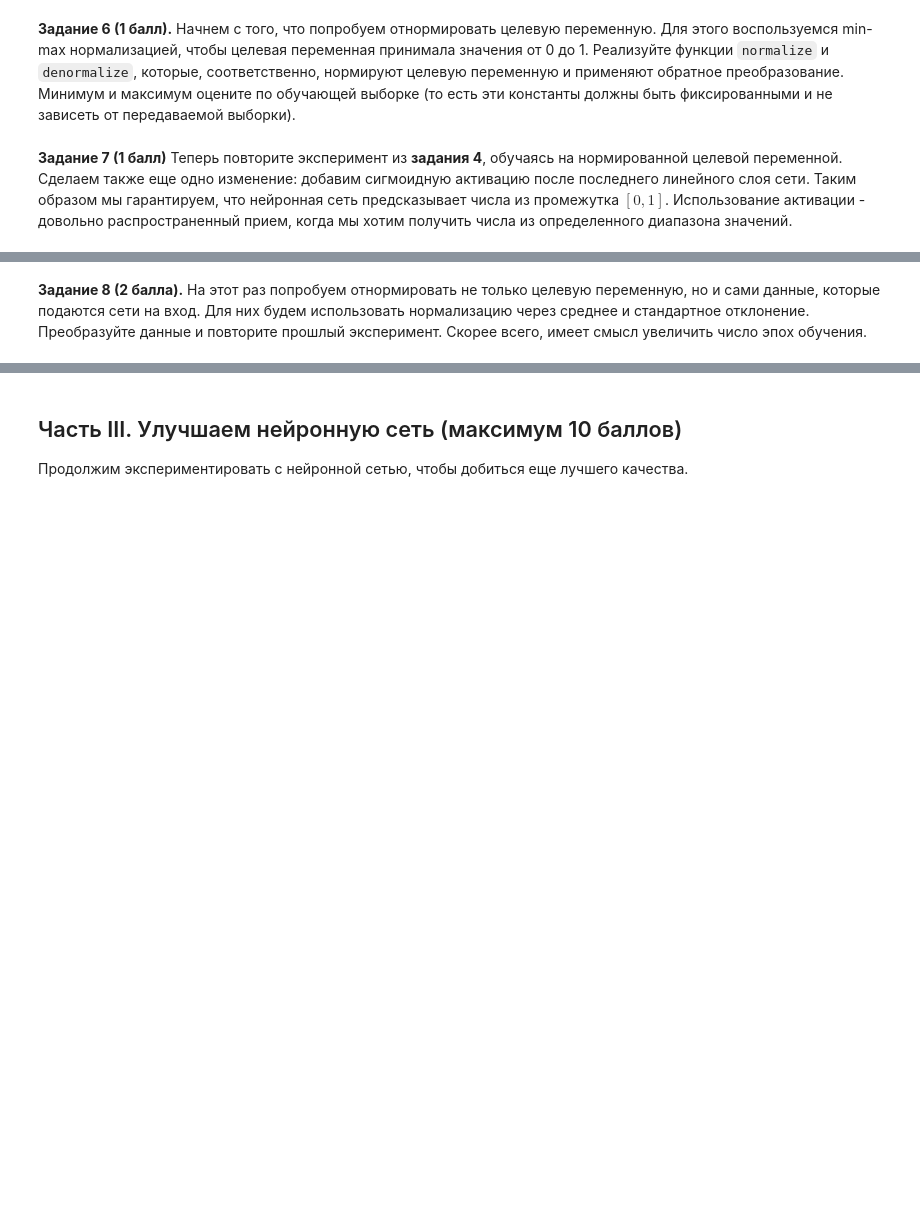
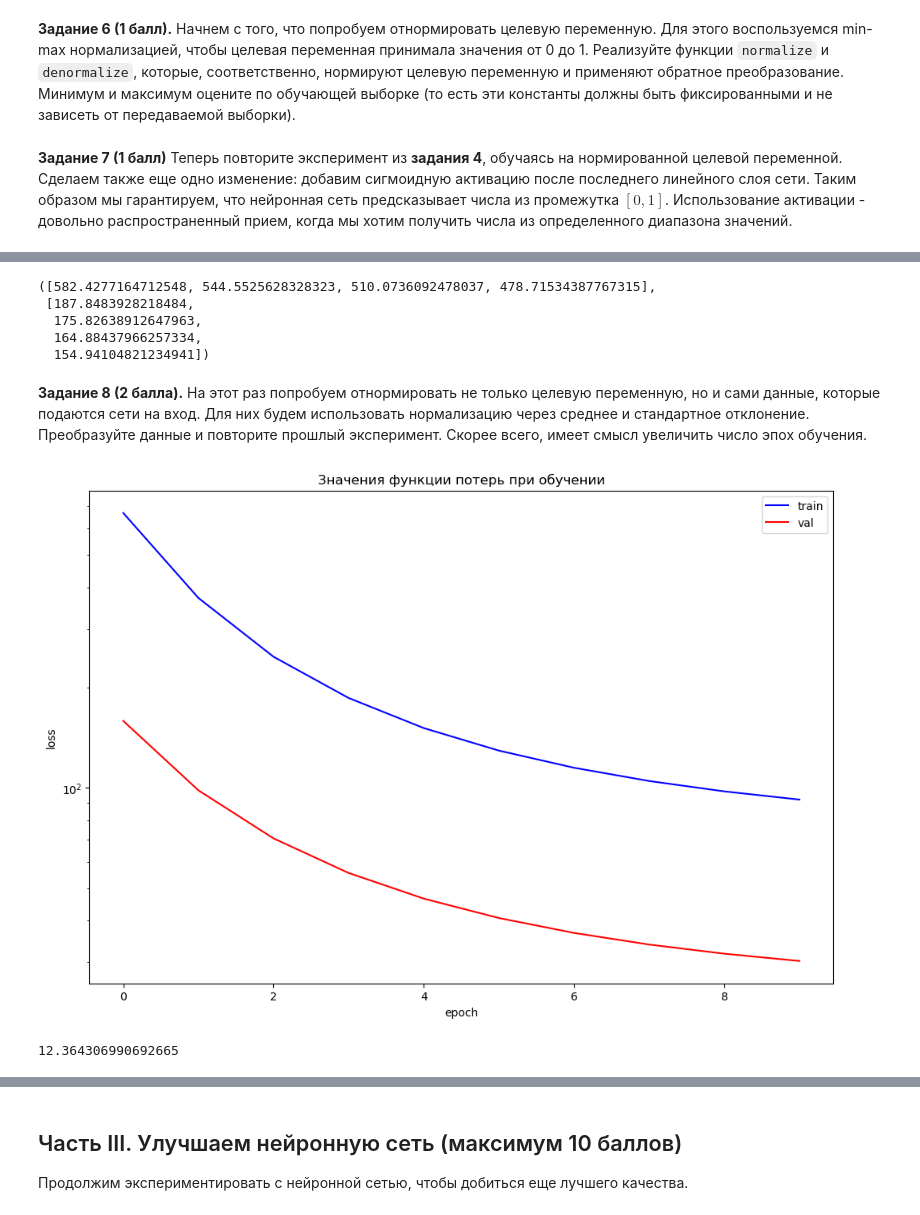
Before and after one commit to Bosbobos/IAD, a Jupyter notebook: DeepLearningBasics/hw01_fcnn/homework_01.ipynb, the cells around one changed output, grey strips where cells are left out. Saved outputs shown, nothing was run; the diff lists cells and outputs as text; code cells hidden in the pictures; blank space fills up the shorter version.

```diff
--- a/DeepLearningBasics/hw01_fcnn/homework_01.ipynb
+++ b/DeepLearningBasics/hw01_fcnn/homework_01.ipynb
@@ -353,2 +654,10 @@ def denormalize(sample):
+# %%
+train_losses_3, val_losses_3
+# %% [output]
+([582.4277164712548, 544.5525628328323, 510.0736092478037, 478.71534387767315],
+ [187.8483928218484,
+  175.82638912647963,
+  164.88437966257334,
+  154.94104821234941])
 # %% [markdown]
 **Задание 8 (2 балла).** На этот раз попробуем отнормировать не только целевую переменную, но и сами данные, которые подаются сети на вход. Для них будем использовать нормализацию через среднее и стандартное отклонение. Преобразуйте данные и повторите прошлый эксперимент. Скорее всего, имеет смысл увеличить число эпох обучения.
@@ -358,0 +664,19 @@ from sklearn.preprocessing import StandardScaler
+# %%
+from sklearn.preprocessing import StandardScaler
+
+ss = StandardScaler()
+x_train_standardized, x_val_standardized = ss.fit_transform(X_train), ss.transform(X_val)
+y_train_normalized, y_val_normalized = normalize(y_train).reshape(-1,1), normalize(y_val).reshape(-1,1)
+train_loader, val_loader = create_loaders(x_train_standardized, y_train_normalized, x_val_standardized, y_val_normalized)
+
+criterion = nn.MSELoss()
+third_net = ThirdNet().to(device)
+optimizer = torch.optim.SGD(third_net.parameters(), lr=1e-4)
+writer = SummaryWriter('logs/third_net')
+
+train_losses_3, val_losses_3 = train(third_net, optimizer, criterion, train_loader, val_loader, epochs=10, writer=writer)
+
+writer.flush()
+plot_losses(train_losses_3, val_losses_3)
+# %% [output]
+[figure, added]
@@ -359 +686,5 @@ from sklearn.preprocessing import StandardScaler
+# %%
+calculate_rmse(third_net)
+# %% [output]
+12.364306990692665
 # %% [markdown]
```
Also changed, not shown: parts of 76 cells of this notebook, 2 other files.
